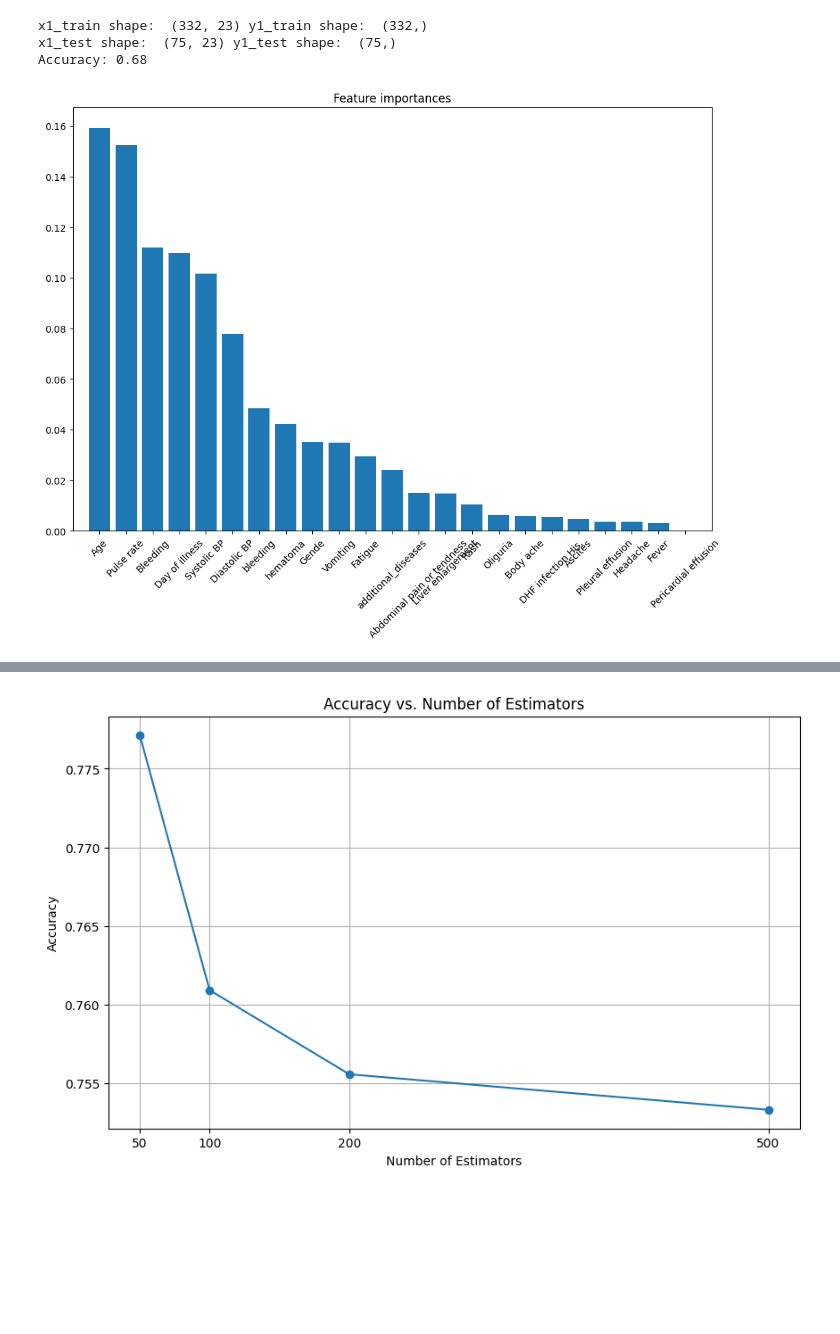
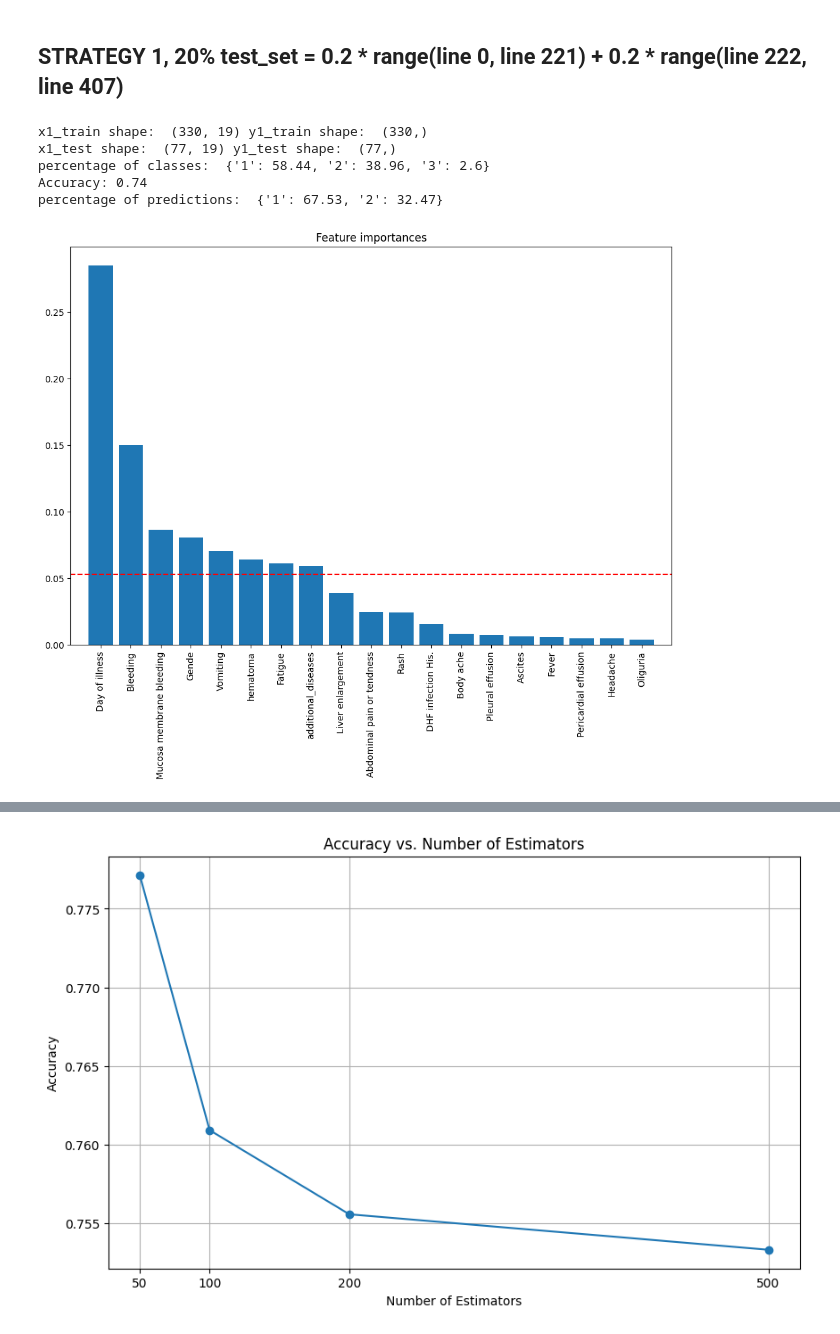
Before and after one commit to khnam-ng/SevereDengueFever, a Jupyter notebook: src/1st_try.ipynb, the cells around one changed output, grey strips where cells are left out. Drawn from its saved outputs; the diff is of its cells as text; code cells hidden in the pictures; blank space fills up the shorter version.

```diff
--- a/src/1st_try.ipynb
+++ b/src/1st_try.ipynb
@@ -32,7 +32,13 @@ df.iloc[np.where(df == '8(nặng xin về)')] = 8
 for i in heart_index:
     df[i] = pd.to_numeric(df[i], errors='coerce')
     print(f"{i}: {df[str(i)].mean()}")
-    print("Diastolic BP < 80: Huyết áp tối ưu /n Systolic BP <= 130: Huyết áp bình thường, 130<x<140: Tiền tăng huyết áp")
+print("\nDiastolic BP < 80: Huyết áp tối ưu \nSystolic BP <= 130: Huyết áp bình thường, 130<x<140: Tiền tăng huyết áp")
+
+df.drop(heart_index, axis=1, inplace=True)
+
+uniques, counts = np.unique(df['Diagnosis'], return_counts=True)
+print('\nDiagnosis\'s classes: ',dict(zip(uniques, np.round(counts * 100 / len(df['Diagnosis']), 2))))
+
 
 # hematoma group
 hema = df[hematoma_cols]
@@ -68,7 +99,10 @@ Diastolic BP: 70.63861386138613
+# %% [markdown]
+## STRATEGY 1, 20% test_set = 0.2 * range(line 0, line 221) + 0.2 * range(line 222, line 407)
 # %%
 # strategy 1, 20% test_set = 0.2 * range(line 0, line 221) + 0.2 * range(line 222, line 407)
 df_train = df.drop(missing_2017, axis=1).copy().loc[:, :'Oliguria']
 
+# np.random.seed(2)
 x_0_1_2017 = np.random.randint(221, size=(int(0.2 * 221)))
 x_0_1_2019 = np.random.randint(203, size=(int(0.2 * 203)))
 x_0_1_2019 = x_0_1_2019 + 203 # add 203 to the random numbers to get the correct index in 2019 part
@@ -79,35 +113,43 @@ df_test = df_train.iloc[testset_index, :].copy()
 df_test
 
 df_train.drop(testset_index, inplace=True)
 
 x1_train = df_train.drop(columns=['Diagnosis'], axis=1)
 y1_train = df_train['Diagnosis']
 
 x1_test = df_test.drop(columns=['Diagnosis'], axis=1)
 y1_test = df_test['Diagnosis']
 print('x1_train shape: ', x1_train.shape, 'y1_train shape: ',  y1_train.shape)
 print('x1_test shape: ', x1_test.shape, 'y1_test shape: ',  y1_test.shape)
+uniques, counts = np.unique(y1_test, return_counts=True)
+print('percentage of classes: ',dict(zip(uniques, np.round(counts * 100 / len(y1_test), 2))))
 
 rf_1 = RandomForestClassifier(n_estimators=100, random_state=42)
 rf_1.fit(x1_train, y1_train)
 
 y1_pred = rf_1.predict(x1_test)
 accuracy = accuracy_score(y1_test, y1_pred)
 print(f"Accuracy: {accuracy:.2f}")
 # print(classification_report(y1_test, y1_pred))
 
+uniques, counts = np.unique(y1_pred, return_counts=True)
+print('percentage of predictions: ',dict(zip(uniques, np.round(counts * 100 / len(y1_pred), 2))))
+
 # Plotting feature importances
 importances = rf_1.feature_importances_
 indices = np.argsort(importances)[::-1]
 features = x1_train.columns
 plt.figure(figsize=(12, 8))
 plt.title("Feature importances")
 plt.bar(range(x1_train.shape[1]), importances[indices], align="center")
-plt.xticks(range(x1_train.shape[1]), features[indices], rotation=45)
+plt.xticks(range(x1_train.shape[1]), features[indices], rotation=90)
 plt.xlim([-1, x1_train.shape[1]])
+plt.axhline(y=importances.mean(), color='r', linestyle='--')
 plt.show()
 # %% [output]
-x1_train shape:  (332, 23) y1_train shape:  (332,)
-x1_test shape:  (75, 23) y1_test shape:  (75,)
-Accuracy: 0.68
+x1_train shape:  (330, 19) y1_train shape:  (330,)
+x1_test shape:  (77, 19) y1_test shape:  (77,)
+percentage of classes:  {'1': 58.44, '2': 38.96, '3': 2.6}
+Accuracy: 0.74
+percentage of predictions:  {'1': 67.53, '2': 32.47}
-[figure, old version]
+[figure, new version]
```
Also changed, not shown: parts of 21 cells of this notebook, 1 other file.
